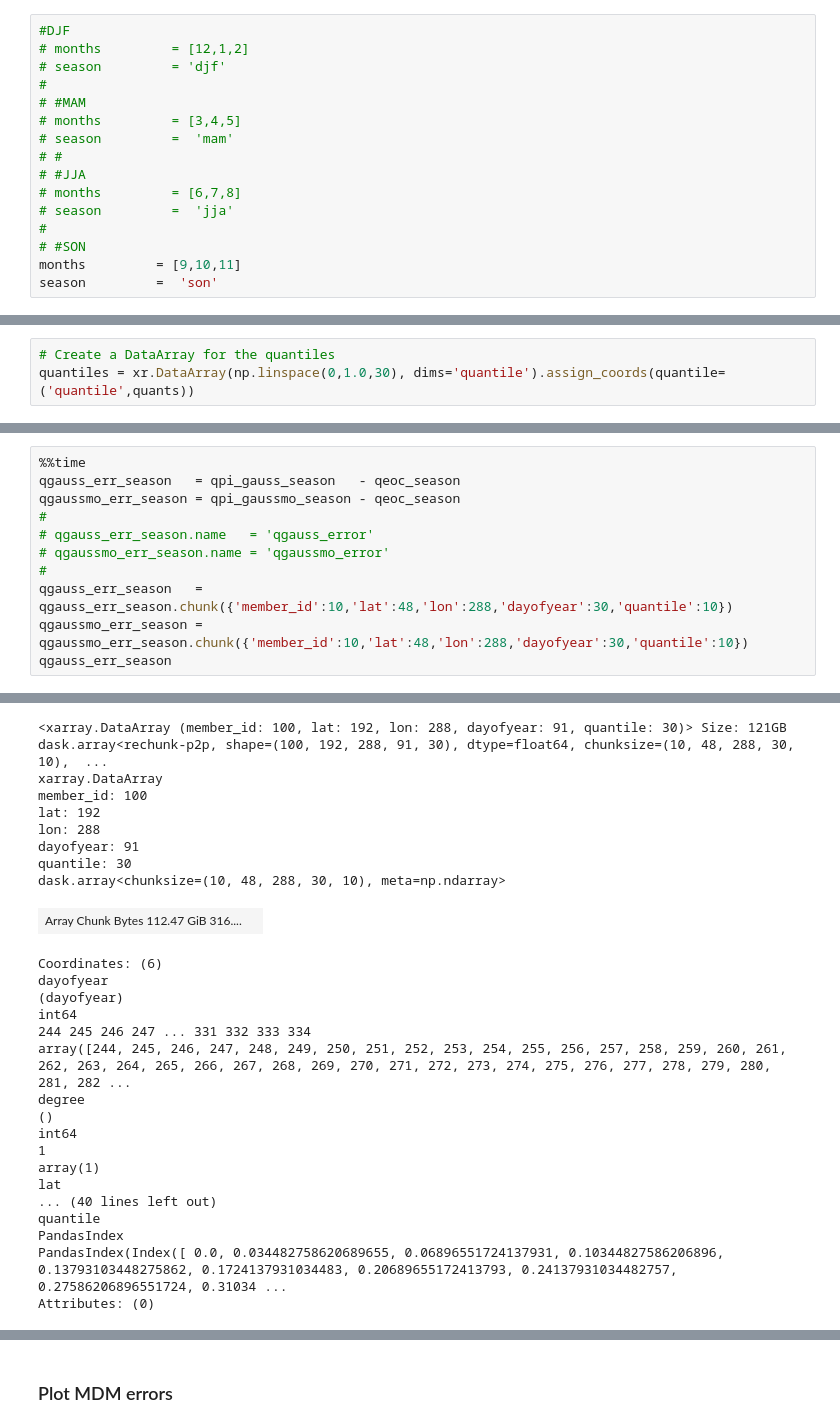
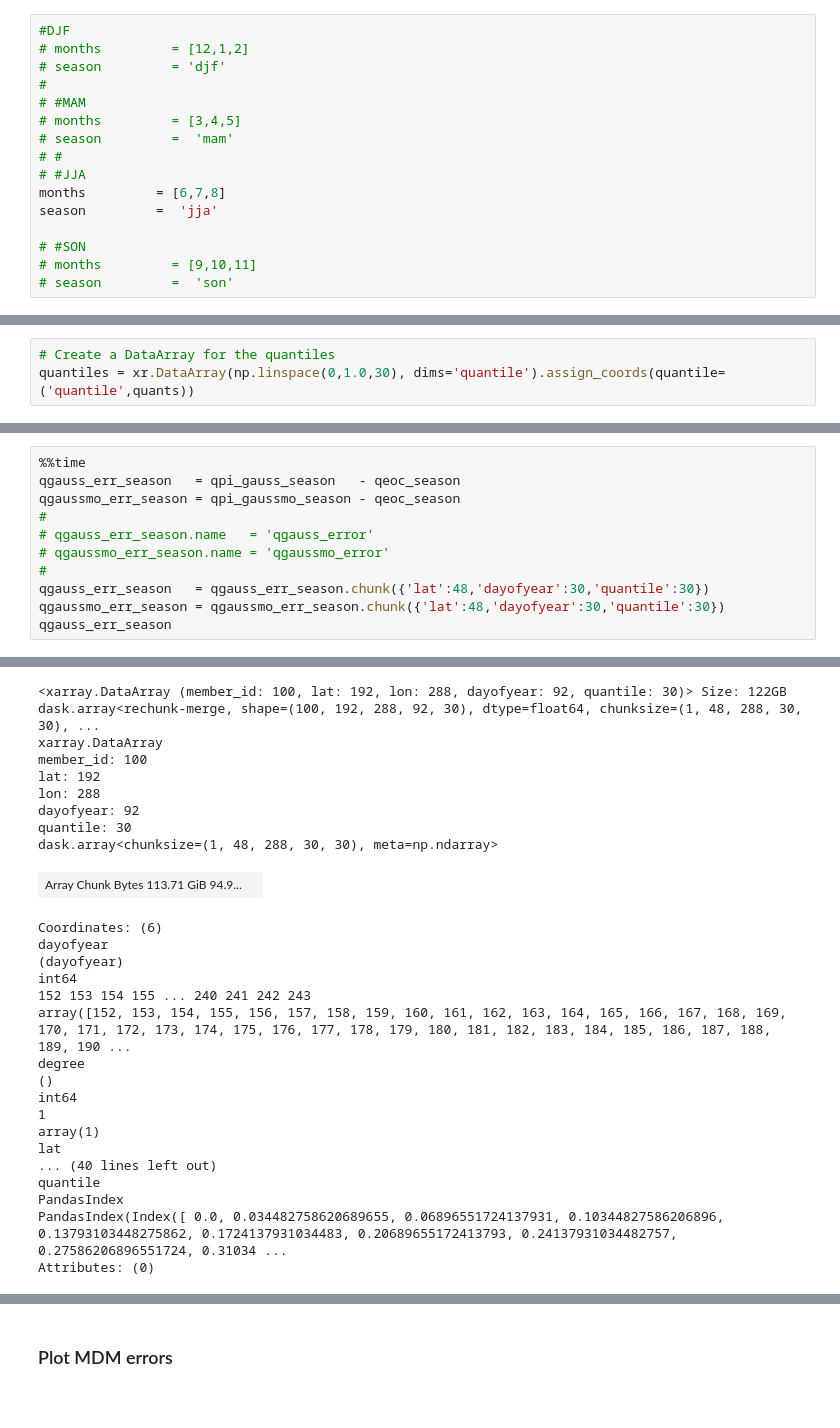
Before and after one commit to hrhampapura/moment_delta_mapping, a Jupyter notebook: notebooks/ncar_casper/04_seasonal_errors.ipynb, the cells around one changed output, grey strips where cells are left out. Cells and saved outputs as stored; diff of their text form.

```diff
--- a/notebooks/ncar_casper/04_seasonal_errors.ipynb
+++ b/notebooks/ncar_casper/04_seasonal_errors.ipynb
@@ -306,12 +307,12 @@ Attributes: (0)
 # season         =  'mam'
 # #
 # #JJA
-# months         = [6,7,8]
-# season         =  'jja'
-#
+months         = [6,7,8]
+season         =  'jja'
+
 # #SON
-months         = [9,10,11]
-season         =  'son'
+# months         = [9,10,11]
+# season         =  'son'
 # %%
 pi_mdm_season   = select_months(pi_mdm,months)
 pi_season       = select_months(pi_detrended,months)
@@ -505,7 +490,7 @@ qgaussmo_err_season = qpi_gaussmo_season - qeoc_season
 # qgauss_err_season.name   = 'qgauss_error'
 # qgaussmo_err_season.name = 'qgaussmo_error'
 #
-qgauss_err_season   = qgauss_err_season.chunk({'member_id':10,'lat':48,'lon':288,'dayofyear':30,'quantile':10})
-qgaussmo_err_season = qgaussmo_err_season.chunk({'member_id':10,'lat':48,'lon':288,'dayofyear':30,'quantile':10})
+qgauss_err_season   = qgauss_err_season.chunk({'lat':48,'dayofyear':30,'quantile':30})
+qgaussmo_err_season = qgaussmo_err_season.chunk({'lat':48,'dayofyear':30,'quantile':30})
 qgauss_err_season
 # %% [output]
@@ -514,18 +499,18 @@ Wall time: 78 ms
-<xarray.DataArray (member_id: 100, lat: 192, lon: 288, dayofyear: 91, quantile: 30)> Size: 121GB dask.array<rechunk-p2p, shape=(100, 192, 288, 91, 30), dtype=float64, chunksize=(10, 48, 288, 30, 10),  ...
+<xarray.DataArray (member_id: 100, lat: 192, lon: 288, dayofyear: 92, quantile: 30)> Size: 122GB dask.array<rechunk-merge, shape=(100, 192, 288, 92, 30), dtype=float64, chunksize=(1, 48, 288, 30, 30), ...
 xarray.DataArray
 member_id: 100
 lat: 192
 lon: 288
-dayofyear: 91
+dayofyear: 92
 quantile: 30
-dask.array<chunksize=(10, 48, 288, 30, 10), meta=np.ndarray>
+dask.array<chunksize=(1, 48, 288, 30, 30), meta=np.ndarray>
-| Array Chunk Bytes 112.47 GiB 316.... |  |
+| Array Chunk Bytes 113.71 GiB 94.9... |  |
 Coordinates: (6)
 dayofyear
 (dayofyear)
 int64
-244 245 246 247 ... 331 332 333 334
-array([244, 245, 246, 247, 248, 249, 250, 251, 252, 253, 254, 255, 256, 257, 258, 259, 260, 261, 262, 263, 264, 265, 266, 267, 268, 269, 270, 271, 272, 273, 274, 275, 276, 277, 278, 279, 280, 281, 282 ...
+152 153 154 155 ... 240 241 242 243
+array([152, 153, 154, 155, 156, 157, 158, 159, 160, 161, 162, 163, 164, 165, 166, 167, 168, 169, 170, 171, 172, 173, 174, 175, 176, 177, 178, 179, 180, 181, 182, 183, 184, 185, 186, 187, 188, 189, 190 ...
 degree
 ()
 int64
```
Also changed, not shown: parts of 21 cells of this notebook, 5 other files.
